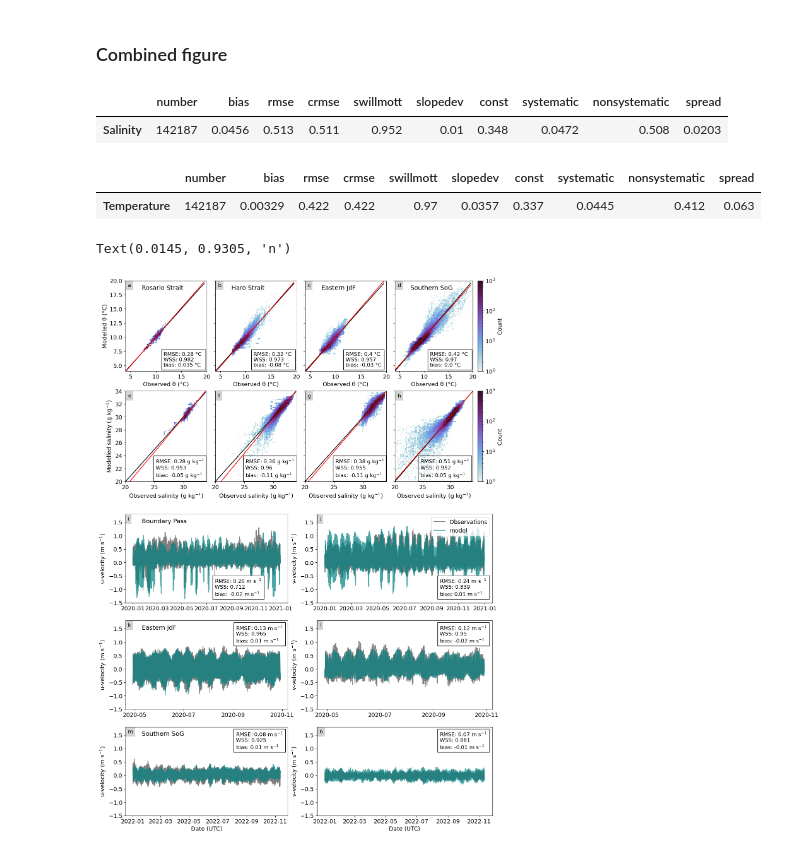
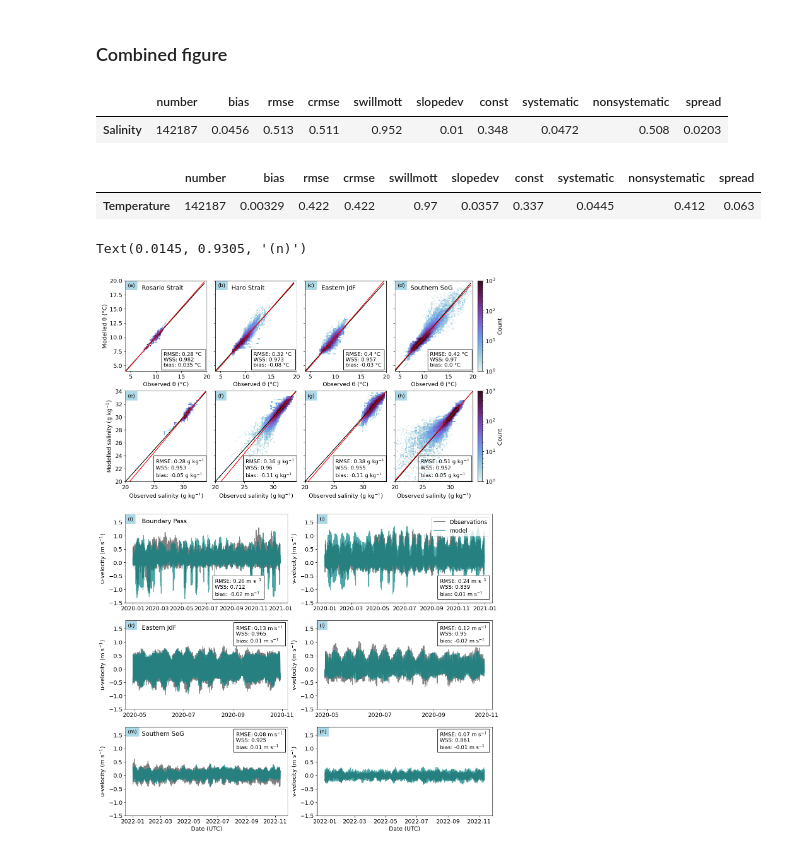
Before and after one commit to SalishSeaCast/analysis-camryn, a Jupyter notebook: notebooks/model_evals/model_eval_SJGI.ipynb, the cells around one changed output. Drawn from its saved outputs; the diff is of its cells as text; code cells hidden in the pictures.

```diff
--- a/notebooks/model_evals/model_eval_SJGI.ipynb
+++ b/notebooks/model_evals/model_eval_SJGI.ipynb
@@ -1863,48 +1863,48 @@ ax11.text(0.1, 0.9, "Eastern JdF", transform=ax11.transAxes, fontsize=14)
 ax13.text(0.1, 0.9, "Southern SoG", transform=ax13.transAxes, fontsize=14)
 
 met_bp_uvel = f"RMSE: {np.round(d_uvel_resamp['rmse'][0],2)} m s$^{{-1}}$ \nWSS: {np.round(d_uvel_resamp['swillmott'][0],3)} \nbias: {np.round(d_uvel_resamp['bias'][0],2)} m s$^{{-1}}$"
 ax9.text(0.55, 0.08, met_bp_uvel, transform=ax9.transAxes, fontsize=12,bbox=dict(facecolor='w', edgecolor='black', pad=5))
 met_bp_vvel = f"RMSE: {np.round(d_vvel_resamp['rmse'][0],2)} m s$^{{-1}}$ \nWSS: {np.round(d_vvel_resamp['swillmott'][0],3)} \nbias: {np.round(d_vvel_resamp['bias'][0],2)} m s$^{{-1}}$"
 ax10.text(0.70, 0.08, met_bp_vvel, transform=ax10.transAxes, fontsize=12,bbox=dict(facecolor='w', edgecolor='black', pad=5))
 
 met_jdf_uvel = f"RMSE: {np.round(d_uvel_jdf_resamp['rmse'][0],2)} m s$^{{-1}}$ \nWSS: {np.round(d_uvel_jdf_resamp['swillmott'][0],3)} \nbias: {np.round(d_uvel_jdf_resamp['bias'][0],2)} m s$^{{-1}}$"
 ax11.text(0.68, 0.75, met_jdf_uvel, transform=ax11.transAxes, fontsize=12,bbox=dict(facecolor='w', edgecolor='black', pad=5))
 met_jdf_vvel = f"RMSE: {np.round(d_vvel_jdf_resamp['rmse'][0],2)} m s$^{{-1}}$ \nWSS: {np.round(d_vvel_jdf_resamp['swillmott'][0],3)} \nbias: {np.round(d_vvel_jdf_resamp['bias'][0],2)} m s$^{{-1}}$"
 ax12.text(0.7, 0.75, met_jdf_vvel, transform=ax12.transAxes, fontsize=12,bbox=dict(facecolor='w', edgecolor='black', pad=5))
 
 met_sog_uvel = f"RMSE: {np.round(d_uvel_sog_resamp['rmse'][0],2)} m s$^{{-1}}$ \nWSS: {np.round(d_uvel_sog_resamp['swillmott'][0],3)} \nbias: {np.round(d_uvel_sog_resamp['bias'][0],2)} m s$^{{-1}}$"
 ax13.text(0.68, 0.75, met_sog_uvel, transform=ax13.transAxes, fontsize=12,bbox=dict(facecolor='w', edgecolor='black', pad=5))
 met_sog_vvel = f"RMSE: {np.round(d_vvel_sog_resamp['rmse'][0],2)} m s$^{{-1}}$ \nWSS: {np.round(d_vvel_sog_resamp['swillmott'][0],3)} \nbias: {np.round(d_vvel_sog_resamp['bias'][0],2)} m s$^{{-1}}$"
 ax14.text(0.7, 0.75, met_sog_vvel, transform=ax14.transAxes, fontsize=12,bbox=dict(facecolor='w', edgecolor='black', pad=5))
 
 ax9.set_ylim([-1.5,1.8])
 ax10.set_ylim([-1.5,1.8])
 ax11.set_ylim([-1.5,1.8])
 ax12.set_ylim([-1.5,1.8])
 ax13.set_ylim([-1.5,1.8])
 ax14.set_ylim([-1.5,1.8])
 # fig.subplots_adjust(hspace=0.32)
 
-ax.text(0.03, 0.9305, "a", transform=ax.transAxes, fontsize=12,bbox=dict(facecolor='lightgrey', edgecolor='None', pad=5))
-ax3.text(0.035,0.9305, "b", transform=ax3.transAxes, fontsize=12,bbox=dict(facecolor='lightgrey', edgecolor='None', pad=5))
-ax5.text(0.03,0.9305, "c", transform=ax5.transAxes, fontsize=12,bbox=dict(facecolor='lightgrey', edgecolor='None', pad=5))
-ax7.text(0.035,0.9305, "d", transform=ax7.transAxes, fontsize=12,bbox=dict(facecolor='lightgrey', edgecolor='None', pad=5))
-ax2.text(0.03, 0.9305, "e", transform=ax2.transAxes, fontsize=12,bbox=dict(facecolor='lightgrey', edgecolor='None', pad=5))
-ax4.text(0.035, 0.9305, "f", transform=ax4.transAxes, fontsize=12,bbox=dict(facecolor='lightgrey', edgecolor='None', pad=5))
-ax6.text(0.03, 0.9305, "g", transform=ax6.transAxes, fontsize=12,bbox=dict(facecolor='lightgrey', edgecolor='None', pad=5))
-ax8.text(0.035, 0.9305, "h", transform=ax8.transAxes, fontsize=12,bbox=dict(facecolor='lightgrey', edgecolor='None', pad=5))
-ax9.text(0.0145, 0.9305, "i", transform=ax9.transAxes, fontsize=12,bbox=dict(facecolor='lightgrey', edgecolor='None', pad=5))
-ax10.text(0.0145, 0.9305, "j", transform=ax10.transAxes, fontsize=12,bbox=dict(facecolor='lightgrey', edgecolor='None', pad=5))
-ax11.text(0.0145, 0.9305, "k", transform=ax11.transAxes, fontsize=12,bbox=dict(facecolor='lightgrey', edgecolor='None', pad=5))
-ax12.text(0.0145, 0.9305, "l", transform=ax12.transAxes, fontsize=12,bbox=dict(facecolor='lightgrey', edgecolor='None', pad=5))
-ax13.text(0.0145, 0.9305, "m", transform=ax13.transAxes, fontsize=12,bbox=dict(facecolor='lightgrey', edgecolor='None', pad=5))
-ax14.text(0.0145, 0.9305, "n", transform=ax14.transAxes, fontsize=12,bbox=dict(facecolor='lightgrey', edgecolor='None', pad=5))
+ax.text(0.03, 0.9305, "(a)", transform=ax.transAxes, fontsize=12,bbox=dict(facecolor='lightblue', edgecolor='None', pad=5))
+ax3.text(0.035,0.9305, "(b)", transform=ax3.transAxes, fontsize=12,bbox=dict(facecolor='lightblue', edgecolor='None', pad=5))
+ax5.text(0.03,0.9305, "(c)", transform=ax5.transAxes, fontsize=12,bbox=dict(facecolor='lightblue', edgecolor='None', pad=5))
+ax7.text(0.035,0.9305, "(d)", transform=ax7.transAxes, fontsize=12,bbox=dict(facecolor='lightblue', edgecolor='None', pad=5))
+ax2.text(0.03, 0.9305, "(e)", transform=ax2.transAxes, fontsize=12,bbox=dict(facecolor='lightblue', edgecolor='None', pad=5))
+ax4.text(0.035, 0.9305, "(f)", transform=ax4.transAxes, fontsize=12,bbox=dict(facecolor='lightblue', edgecolor='None', pad=5))
+ax6.text(0.03, 0.9305, "(g)", transform=ax6.transAxes, fontsize=12,bbox=dict(facecolor='lightblue', edgecolor='None', pad=5))
+ax8.text(0.035, 0.9305, "(h)", transform=ax8.transAxes, fontsize=12,bbox=dict(facecolor='lightblue', edgecolor='None', pad=5))
+ax9.text(0.0145, 0.9305, "(i)", transform=ax9.transAxes, fontsize=12,bbox=dict(facecolor='lightblue', edgecolor='None', pad=5))
+ax10.text(0.0145, 0.9305, "(j)", transform=ax10.transAxes, fontsize=12,bbox=dict(facecolor='lightblue', edgecolor='None', pad=5))
+ax11.text(0.0145, 0.9305, "(k)", transform=ax11.transAxes, fontsize=12,bbox=dict(facecolor='lightblue', edgecolor='None', pad=5))
+ax12.text(0.0145, 0.9305, "(l)", transform=ax12.transAxes, fontsize=12,bbox=dict(facecolor='lightblue', edgecolor='None', pad=5))
+ax13.text(0.0145, 0.9305, "(m)", transform=ax13.transAxes, fontsize=12,bbox=dict(facecolor='lightblue', edgecolor='None', pad=5))
+ax14.text(0.0145, 0.9305, "(n)", transform=ax14.transAxes, fontsize=12,bbox=dict(facecolor='lightblue', edgecolor='None', pad=5))
 # %% [output]
 |  | number | bias | rmse | crmse | swillmott | slopedev | const | systematic | nonsystematic | spread |
 | Salinity | 142187 | 0.0456 | 0.513 | 0.511 | 0.952 | 0.01 | 0.348 | 0.0472 | 0.508 | 0.0203 |
 |  | number | bias | rmse | crmse | swillmott | slopedev | const | systematic | nonsystematic | spread |
 | Temperature | 142187 | 0.00329 | 0.422 | 0.422 | 0.97 | 0.0357 | 0.337 | 0.0445 | 0.412 | 0.063 |
-Text(0.0145, 0.9305, 'n')
+Text(0.0145, 0.9305, '(n)')
-[figure, old version]
+[figure, new version]
 # %%
 fig.savefig('/ocean/cstang/MOAD/analysis-camryn/Figures/ME_combined.png',bbox_inches='tight')
```
